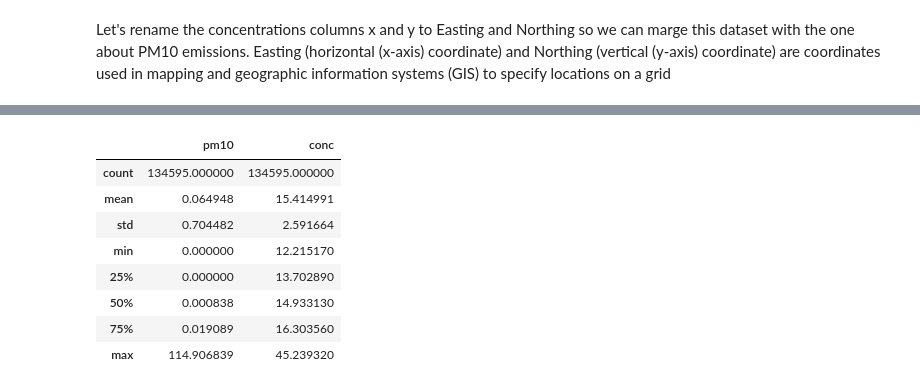
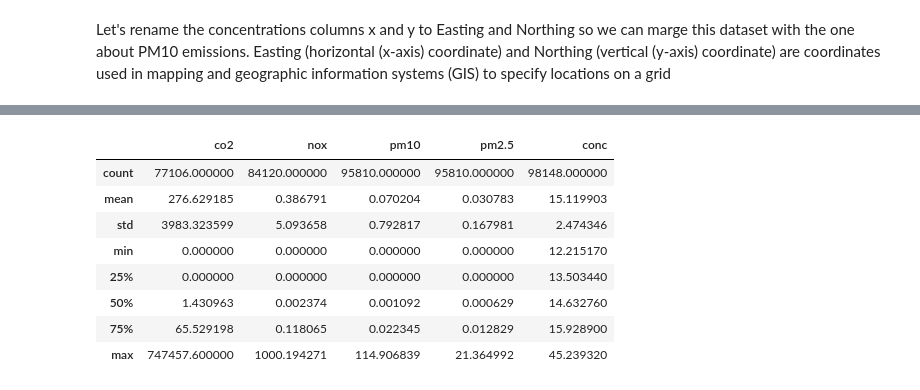
Before and after one commit to stefanopalu/MLendofmod_assignment, a Jupyter notebook: 2019LAEI.ipynb, the cells around one changed output, grey strips where cells are left out. Cells and saved outputs as stored; diff of their text form; code cells hidden in the pictures.

```diff
--- a/2019LAEI.ipynb
+++ b/2019LAEI.ipynb
@@ -73,0 +124,2 @@ Index(['Year', 'Grid ID 2019', 'LAEI 1km2 ID', 'Easting', 'Northing',
+# %%
+emissions2019dropped_df = emissions2019_df.drop(columns=['Year', 'Grid ID 2019', 'LAEI 1km2 ID','Borough', 'Zone','Emissions Unit'])
@@ -73,0 +135,9 @@ Index(['Year', 'Grid ID 2019', 'LAEI 1km2 ID', 'Easting', 'Northing',
+# %%
+main_columns = ['Easting', 'Northing','Main Source Category','Sector','Source']
+pollutant_columns = ['bap', 'cd', 'c4h6', 'c6h6', 'ch4', 'co', 'co2', 'hc', 'hcl', 'hg', 'n2o',
+                     'nh3', 'nmvoc', 'nox', 'pb', 'pcb', 'pm10', 'pm2.5', 'so2']
+reshaped3_df = emissions2019dropped_df.groupby(main_columns, as_index=False).agg(
+    {col: 'first' for col in pollutant_columns}
+)
+
+reshaped3_df
@@ -134,0 +212,3 @@ emissions2019_PM10_df.head()
+# %%
+emissions2019_4pol_df = reshaped3_df[['Easting', 'Northing', 'Main Source Category', 'Sector', 'Source', 'co2', 'nox',  'pm10', 'pm2.5']]
+emissions2019_4pol_df
@@ -248,5 +342,5 @@ The emissions2019_PM10 has 140516 rows while the concentrations_PM10 has 5851964
 # %%
-PM10_merged_df = pd.merge(emissions2019_PM10_df, concentrations_PM10_df, on=['Easting', 'Northing'], how='inner')
+PM10_merged_df = pd.merge(emissions2019_4pol_df, concentrations_PM10_df, on=['Easting', 'Northing'], how='inner')
 # %%
 PM10_merged_df.shape
 # %% [output]
@@ -260,13 +353,13 @@ Index(['Grid ID 2019', 'LAEI 1km2 ID', 'Easting', 'Northing', 'Borough',
       dtype='object')
 # %%
-PM10_merged_df[['pm10', 'conc']].describe()
+PM10_merged_df[['co2', 'nox', 'pm10', 'pm2.5', 'conc']].describe()
 # %% [output]
-|  | pm10 | conc |
-| count | 134595.000000 | 134595.000000 |
-| mean | 0.064948 | 15.414991 |
-| std | 0.704482 | 2.591664 |
-| min | 0.000000 | 12.215170 |
-| 25% | 0.000000 | 13.702890 |
-| 50% | 0.000838 | 14.933130 |
-| 75% | 0.019089 | 16.303560 |
-| max | 114.906839 | 45.239320 |
+|  | co2 | nox | pm10 | pm2.5 | conc |
+| count | 77106.000000 | 84120.000000 | 95810.000000 | 95810.000000 | 98148.000000 |
+| mean | 276.629185 | 0.386791 | 0.070204 | 0.030783 | 15.119903 |
+| std | 3983.323599 | 5.093658 | 0.792817 | 0.167981 | 2.474346 |
+| min | 0.000000 | 0.000000 | 0.000000 | 0.000000 | 12.215170 |
+| 25% | 0.000000 | 0.000000 | 0.000000 | 0.000000 | 13.503440 |
+| 50% | 1.430963 | 0.002374 | 0.001092 | 0.000629 | 14.632760 |
+| 75% | 65.529198 | 0.118065 | 0.022345 | 0.012829 | 15.928900 |
+| max | 747457.600000 | 1000.194271 | 114.906839 | 21.364992 | 45.239320 |
```
Also changed, not shown: parts of 66 cells of this notebook, 1 other file.
